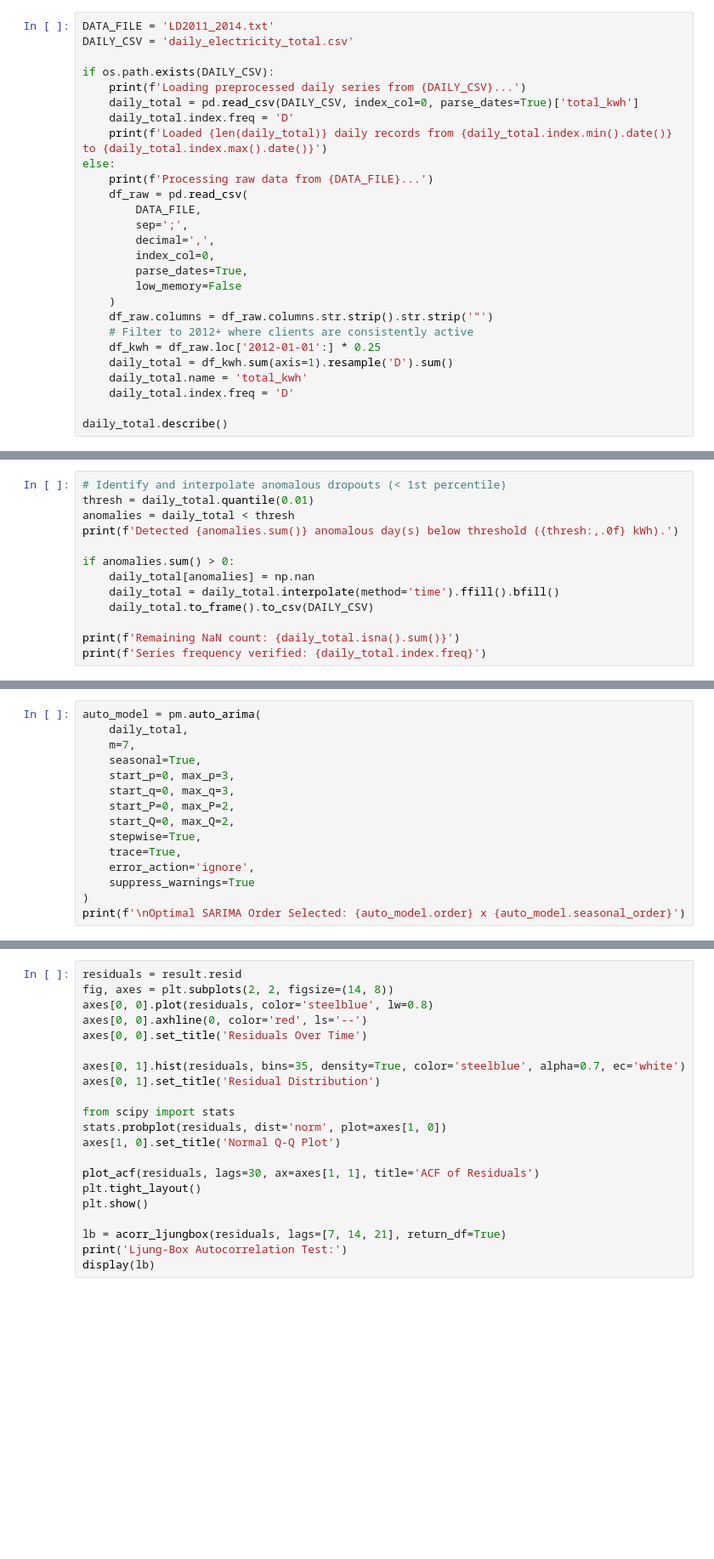
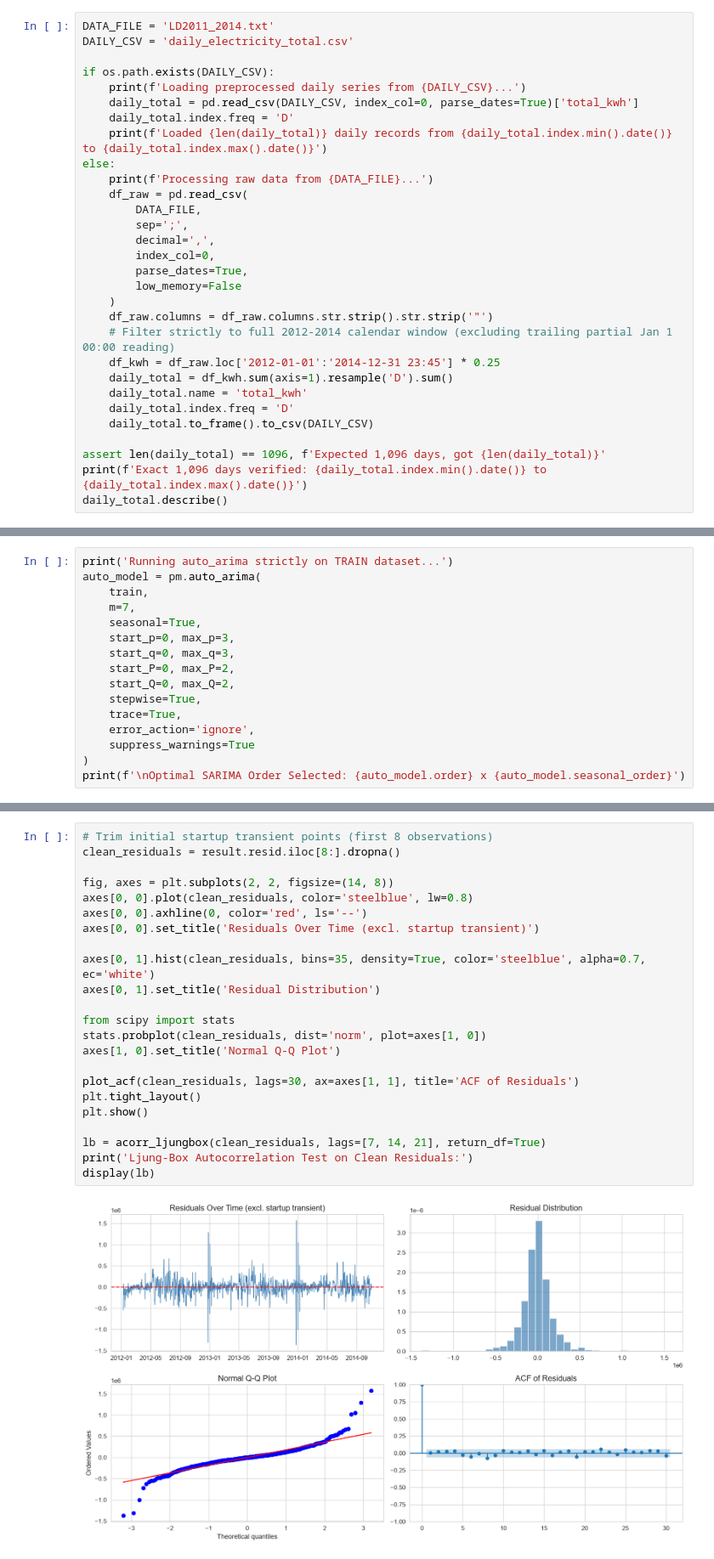
Before and after one commit to Akki-74/Electricity-Demand-Forecasting-with-SARIMA, a Jupyter notebook: Electricity_Demand_Forecasting.ipynb, the cells around one changed output, grey strips where cells are left out. Shown at 85% size. Saved outputs shown, nothing was run; the diff lists cells and outputs as text; blank space fills up the shorter version.

Commit message:
TIME FORECASTING with updated data

```diff
--- a/Electricity_Demand_Forecasting.ipynb
+++ b/Electricity_Demand_Forecasting.ipynb
@@ -66,10 +68,13 @@ else:
         low_memory=False
     )
     df_raw.columns = df_raw.columns.str.strip().str.strip('"')
-    # Filter to 2012+ where clients are consistently active
-    df_kwh = df_raw.loc['2012-01-01':] * 0.25
+    # Filter strictly to full 2012-2014 calendar window (excluding trailing partial Jan 1 00:00 reading)
+    df_kwh = df_raw.loc['2012-01-01':'2014-12-31 23:45'] * 0.25
     daily_total = df_kwh.sum(axis=1).resample('D').sum()
     daily_total.name = 'total_kwh'
     daily_total.index.freq = 'D'
+    daily_total.to_frame().to_csv(DAILY_CSV)
 
+assert len(daily_total) == 1096, f'Expected 1,096 days, got {len(daily_total)}'
+print(f'Exact 1,096 days verified: {daily_total.index.min().date()} to {daily_total.index.max().date()}')
 daily_total.describe()
@@ -80,13 +93,0 @@ We inspect and correct any anomalous days caused by daylight saving shifts or se
-# %%
-# Identify and interpolate anomalous dropouts (< 1st percentile)
-thresh = daily_total.quantile(0.01)
-anomalies = daily_total < thresh
-print(f'Detected {anomalies.sum()} anomalous day(s) below threshold ({thresh:,.0f} kWh).')
-
-if anomalies.sum() > 0:
-    daily_total[anomalies] = np.nan
-    daily_total = daily_total.interpolate(method='time').ffill().bfill()
-    daily_total.to_frame().to_csv(DAILY_CSV)
-
-print(f'Remaining NaN count: {daily_total.isna().sum()}')
-print(f'Series frequency verified: {daily_total.index.freq}')
@@ -211,6 +263,7 @@ We use `pmdarima.auto_arima` with $m=7$ to conduct a stepwise grid search minimi
 # %%
+print('Running auto_arima strictly on TRAIN dataset...')
 auto_model = pm.auto_arima(
-    daily_total,
+    train,
     m=7,
     seasonal=True,
     start_p=0, max_p=3,
@@ -264,21 +336,25 @@ A well-fitted time series model leaves residuals that resemble white noise:
 # %%
-residuals = result.resid
+# Trim initial startup transient points (first 8 observations)
+clean_residuals = result.resid.iloc[8:].dropna()
+
 fig, axes = plt.subplots(2, 2, figsize=(14, 8))
-axes[0, 0].plot(residuals, color='steelblue', lw=0.8)
+axes[0, 0].plot(clean_residuals, color='steelblue', lw=0.8)
 axes[0, 0].axhline(0, color='red', ls='--')
-axes[0, 0].set_title('Residuals Over Time')
+axes[0, 0].set_title('Residuals Over Time (excl. startup transient)')
 
-axes[0, 1].hist(residuals, bins=35, density=True, color='steelblue', alpha=0.7, ec='white')
+axes[0, 1].hist(clean_residuals, bins=35, density=True, color='steelblue', alpha=0.7, ec='white')
 axes[0, 1].set_title('Residual Distribution')
 
 from scipy import stats
-stats.probplot(residuals, dist='norm', plot=axes[1, 0])
+stats.probplot(clean_residuals, dist='norm', plot=axes[1, 0])
 axes[1, 0].set_title('Normal Q-Q Plot')
 
-plot_acf(residuals, lags=30, ax=axes[1, 1], title='ACF of Residuals')
+plot_acf(clean_residuals, lags=30, ax=axes[1, 1], title='ACF of Residuals')
 plt.tight_layout()
 plt.show()
 
-lb = acorr_ljungbox(residuals, lags=[7, 14, 21], return_df=True)
-print('Ljung-Box Autocorrelation Test:')
+lb = acorr_ljungbox(clean_residuals, lags=[7, 14, 21], return_df=True)
+print('Ljung-Box Autocorrelation Test on Clean Residuals:')
 display(lb)
+# %% [output]
+[figure, added]
```
Also changed, not shown: parts of 59 cells of this notebook, 19 other files.
